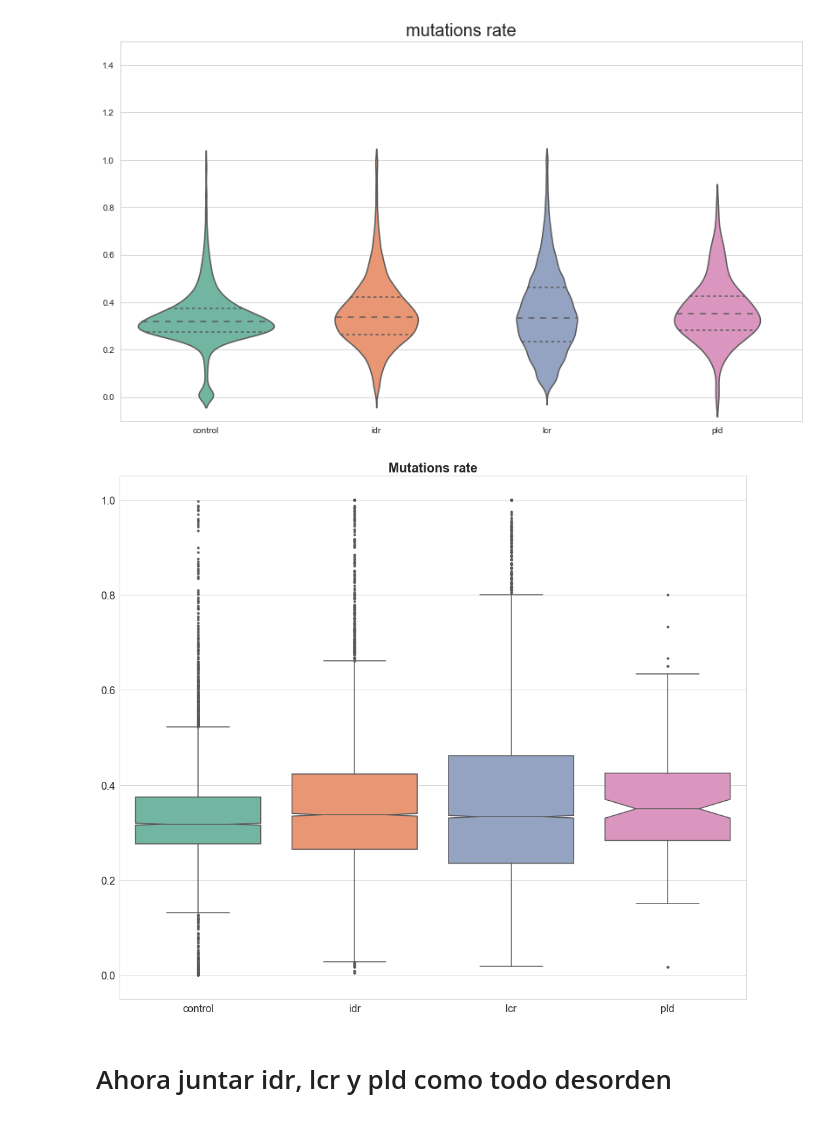
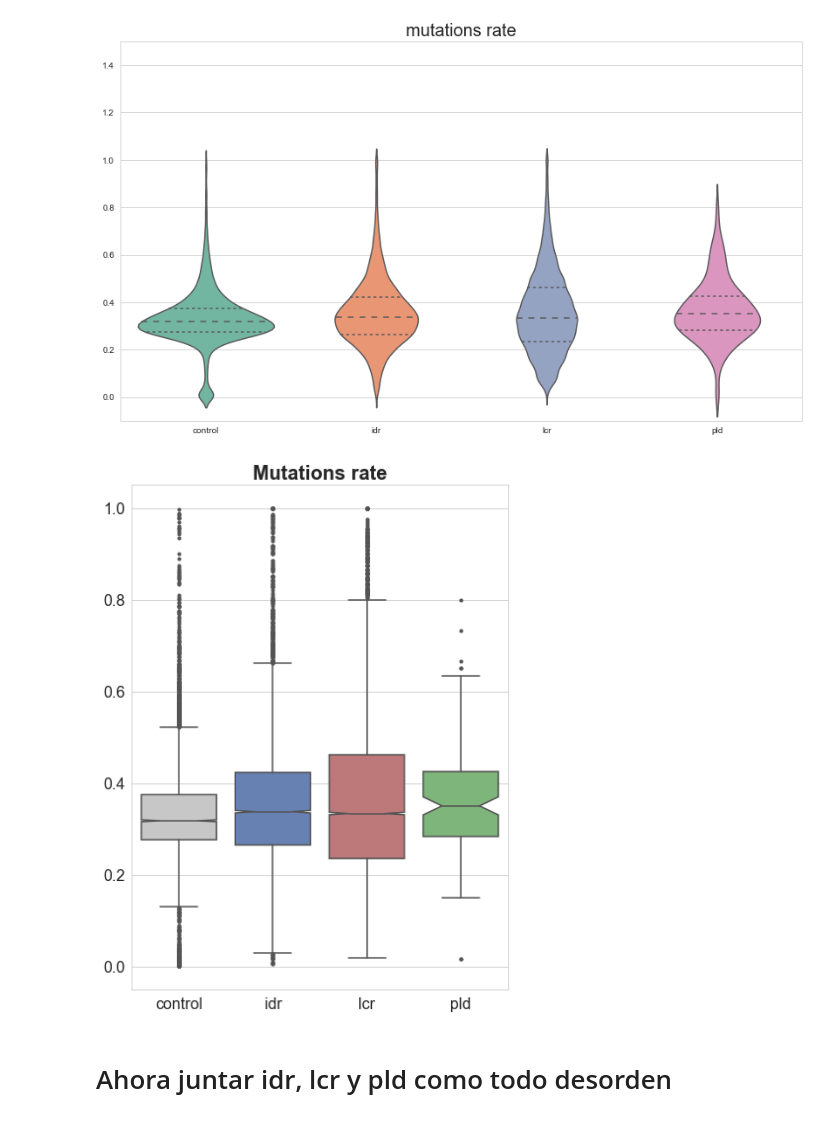
Before and after one commit to alvaro-2/mutations, a Jupyter notebook: disease_plots/mut_enrichment.ipynb, the cells around one changed output. Drawn from its saved outputs; the diff is of its cells as text; code cells hidden in the pictures.

```diff
--- a/disease_plots/mut_enrichment.ipynb
+++ b/disease_plots/mut_enrichment.ipynb
@@ -622,0 +642,15 @@ plt.show()
+# %%
+y = [background, (total_mut_idr_aa/ total_idr_aa), (total_mut_lc_aa / total_lc_aa), (total_mut_pld_aa / total_pld_aa)]
+sns.set_style("whitegrid")
+plt.subplots(figsize=(10,6))
+fig = sns.barplot(["background", "IDRs", "LCRs", "PLDs"], y, color='blue', edgecolor= 'black')
+#plt.hlines(background/background, -1, 4, colors='black', linestyles='dashed')
+fig.axhline(background, dashes=(5,1), color= 'gray')
+plt.title("Mutational enrichment by feature\n", fontdict= {'fontsize':20})
+plt.ylabel("enrichment", fontsize=15)
+plt.tick_params(labelsize=15)
+
+for i, v in enumerate(y):
+    fig.text(i, v+.02, str(f'{v:.2f}'), fontsize= 14, ha= 'center')
+
+plt.show()
@@ -994,16 +1036,18 @@ plt.show()
 [figure]
 # %%
 sns.set_style('whitegrid')
-fig, ax = plt.subplots(figsize=(14,12))
-ax = sns.boxplot(data=df, palette='Set2', notch= True, flierprops= dict(marker='o', markersize=3)) #, showfliers= False
+fig, ax = plt.subplots(figsize=(6,8))
+colors = ['#c7c7c7', "#597dbf","#c86e6e", "#75bf70"]
+ax = sns.boxplot(data=df, palette= colors, notch= True, flierprops= dict(marker='o', markersize=3)) #, showfliers= False
+#sns.stripplot(data=df, color = '.3', alpha = 0.1)
 ax.set_title("Mutations rate", fontdict={'size': 20, 'weight': 'bold'})
 plt.ylim(-0.05, 1.05)
 plt.xticks(size= 16)
 plt.yticks(size=16)
 plt.tight_layout()
 #plt.savefig('analysis/mutations_rate.png', dpi=300)
 plt.show()
 # %% [output]
-[figure, old version]
+[figure, new version]
 # %% [markdown]
 # Ahora juntar idr, lcr y pld como todo desorden
```
Also changed, not shown: parts of 58 cells of this notebook, 1 other file.
